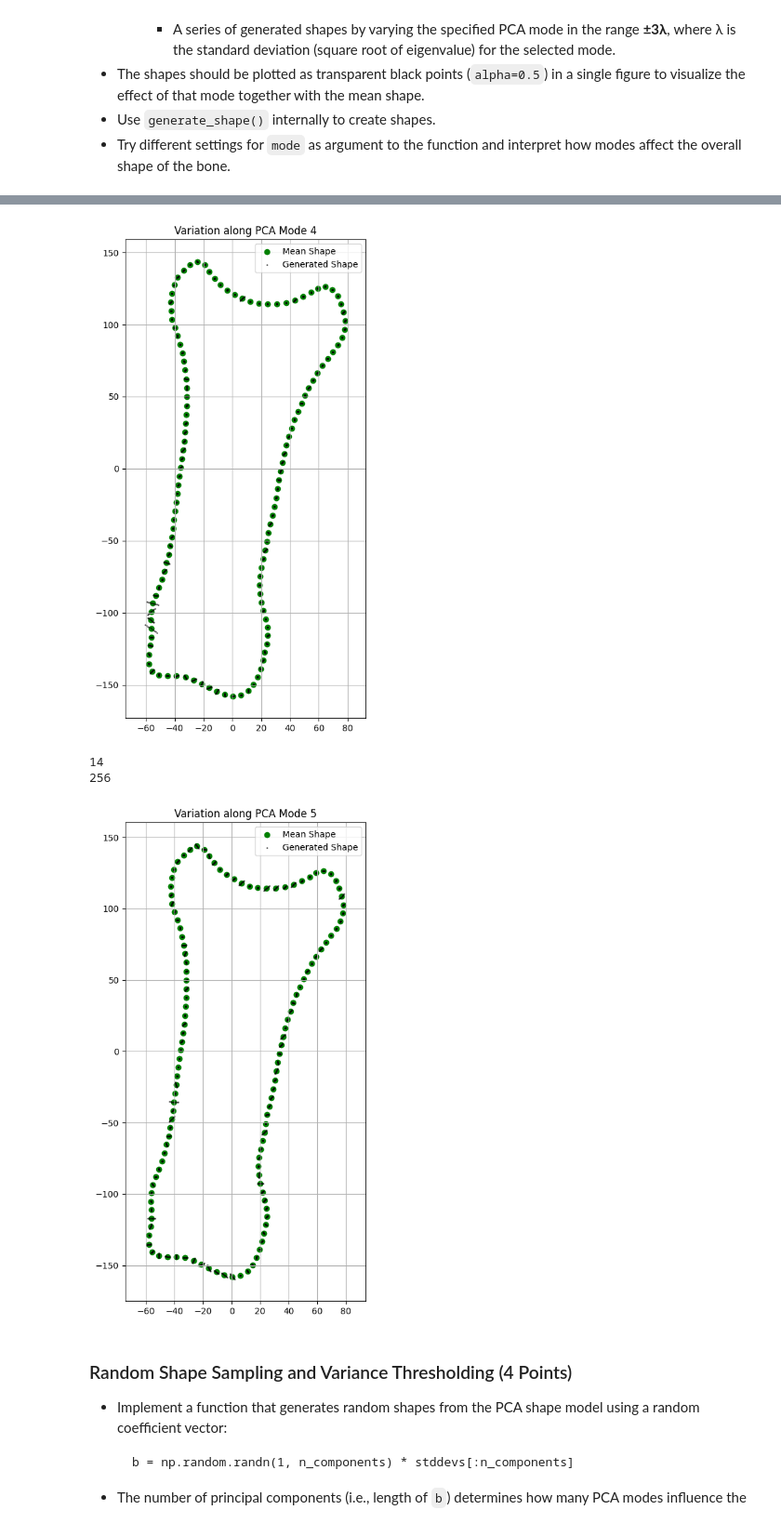
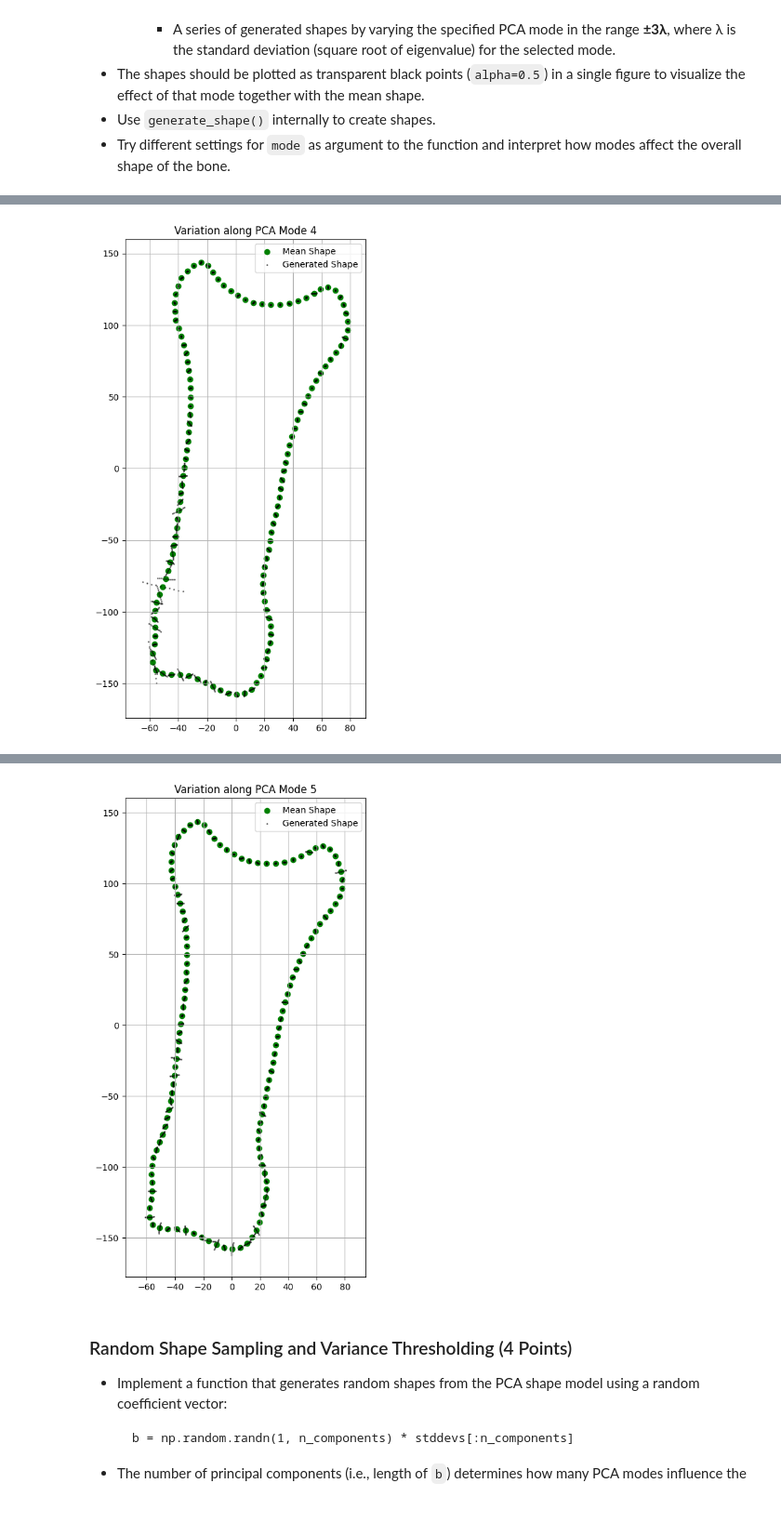
Before and after one commit to oliviaw01/MedBV03, a Jupyter notebook: notebook.ipynb, the cells around one changed output, grey strips where cells are left out. Shown at 93% size. Saved outputs shown, nothing was run; the diff lists cells and outputs as text; code cells hidden in the pictures.

```diff
--- a/notebook.ipynb
+++ b/notebook.ipynb
@@ -207,8 +207,8 @@ def pca(X, n_components=None):
     # TODO: Compute the covariance matrix
     covarianceMatrix=ourCov(X)
     # TODO: Compute eigenvalues and eigenvectors
-    # Use np.linalg.eig to calculate eigenvalue and eigenvector
-    eigenvalues,eigenvectors=np.linalg.eig(covarianceMatrix)
+    # Use np.linalg.eigh (for symmetric) to calculate eigenvalue and eigenvector
+    eigenvalues,eigenvectors=np.linalg.eigh(covarianceMatrix)
     # TODO: Sort eigenvalues and eigenvectors in descending order
     # Sort by eigenvalue --> Done by seting eigenvalue negative so the largest number becomes the smallest since argsort sorts accending
     idx=np.argsort(-eigenvalues)
@@ -580,47 +579,6 @@ plt.show()
 - Use `generate_shape()` internally to create shapes.
 - Try different settings for `mode` as argument to the function and interpret how modes affect the overall shape of the bone.
 # %%
-""" def visualize_shape_mode(bones, mode=0, num_samples=10):
-    """
-#    Visualize variation along a specific PCA mode using shape data.
-
- #   Parameters:
-  #      bones (np.ndarray): 3D shape array of shape (nPoints, nDimensions, nShapes)
-   #     mode (int): Index of the PCA mode to vary
-    #    num_samples (int): Number of samples to generate in [-3λ, 3λ] range
-"""
-    # TODO: Reshape bones to 2D matrix for PCA
-    bonesReshaped = bones.reshape(nShapes, nPoints * nDimensions).T
-
-    # TODO: Apply PCA
-    mean_, eigVec, eigVal, mean_shape2 = pca(bonesReshaped,2)
-
-    # TODO: Prepare plot and plot mean shape and use generate_shape and plot new shape
-    plt.figure(figsize=(5, 10))
-    plt.scatter(mean_shape[:,0], mean_shape[:,1],label='Mean Shape',color='red', s=1)
-
-    # TODO: Vary the selected mode in ±3λ
-    l = np.sqrt(eigVal)
-    for i in np.linspace(-3,3,num_samples):
-        new_shape = generate_shape(i*l*eigVec[mode], mean_shape, eigVec)
-        plt.scatter(new_shape[:,0], new_shape[:,1],color='black',label= 'Shape',alpha=0.5, s=1)
-
-    plt.axis('equal')
-    plt.title(f"Variation along PCA Mode {mode}")
-    plt.legend()
-    plt.grid(True)
-    plt.show()
-
-visualize_shape_mode(bones, mode=0, num_samples=10)
-visualize_shape_mode(bones, mode=1, num_samples=10)
-visualize_shape_mode(bones, mode=2, num_samples=10)
-visualize_shape_mode(bones, mode=3, num_samples=10)
-
-#visualize_shape_mode(bones, mode=200, num_samples=10) """
-
-
-#This is for testing different outcomes, the commented out one above is our last version from today
-#TODO: CLEANUP
 def visualize_shape_mode(bones, mode=0, num_samples=10):
     """
     Visualize variation along a specific PCA mode using shape data.
@@ -633,37 +591,35 @@ def visualize_shape_mode(bones, mode=0, num_samples=10):
     nPoints, nDimensions, nShapes = bones.shape
 
     # TODO: Reshape bones to 2D matrix for PCA
-    bonesReshaped = bones.reshape(nPoints * nDimensions, nShapes).T # varies something
-    #bonesReshaped = bones.reshape(nShapes, nPoints * nDimensions) # gives a star pattern ??
+    # .T to have each shape as sample --> (n_samples, n_features)
+    bonesReshaped = bones.reshape(nPoints * nDimensions, nShapes).T
 
 
     # TODO: Apply PCA
-    # our pca needs input like so: shape (n_samples, n_features)
+    # our pca needs input like so: shape (n_samples, optional n_features)
     # n_samples ... the shapes, n_features ... dims x points
     _, eigVec, eigVal, mean_shape = pca(bonesReshaped)
 
     plt.figure(figsize=(5, 10))
 
     # TODO: Prepare plot and plot mean shape and use generate_shape and plot new shape
-    # These two actually plot the same mean - idk why pca uses axis 0 and is so much longer,
-    # just about what is transposed / reshaped how apparently
+    # reshape the mean from pca to plot in x y
     plt.scatter(mean_shape.reshape(nPoints, nDimensions)[:, 0],
                 mean_shape.reshape(nPoints, nDimensions)[:, 1],
                 label='Mean Shape', color='green')
-    #mean_shape2 = np.mean(bones, axis=2)
-    #plt.scatter(mean_shape2[:,0], mean_shape2[:,1],label='Mean Shape',color='red', s=1)
 
 
     # TODO: Vary the selected mode in ±3λ
-    l = np.sqrt(eigVal[mode])
+    stddevs = np.sqrt(eigVal[mode])
     lbl = 'Generated Shape'
     for i in np.linspace(-3, 3, num_samples):
         #use zeros for no variation
         b = np.zeros_like(eigVal)
         #fill numbers for variation only in the chosen mode
-        b[mode] = i * l
+        b[mode] = i * stddevs
         new_shape = generate_shape(b, mean_shape, eigVec)
         if i != -3:
+            # limit the label count to one 'Generated Shape'
             lbl=None
         plt.scatter(new_shape[:, 0], new_shape[:, 1], color='black', label=lbl, alpha=0.5, s= 1)
 
@@ -699,9 +653,7 @@ Casting complex values to real discards the imaginary part
+[figure, new version]
 14
 256
-[figure, old version]
-14
-256
-[figure, old version]
+[figure, new version]
 # %% [markdown]
 ### Random Shape Sampling and Variance Thresholding (4 Points)
 
```
Also changed, not shown: parts of 7 cells of this notebook.
